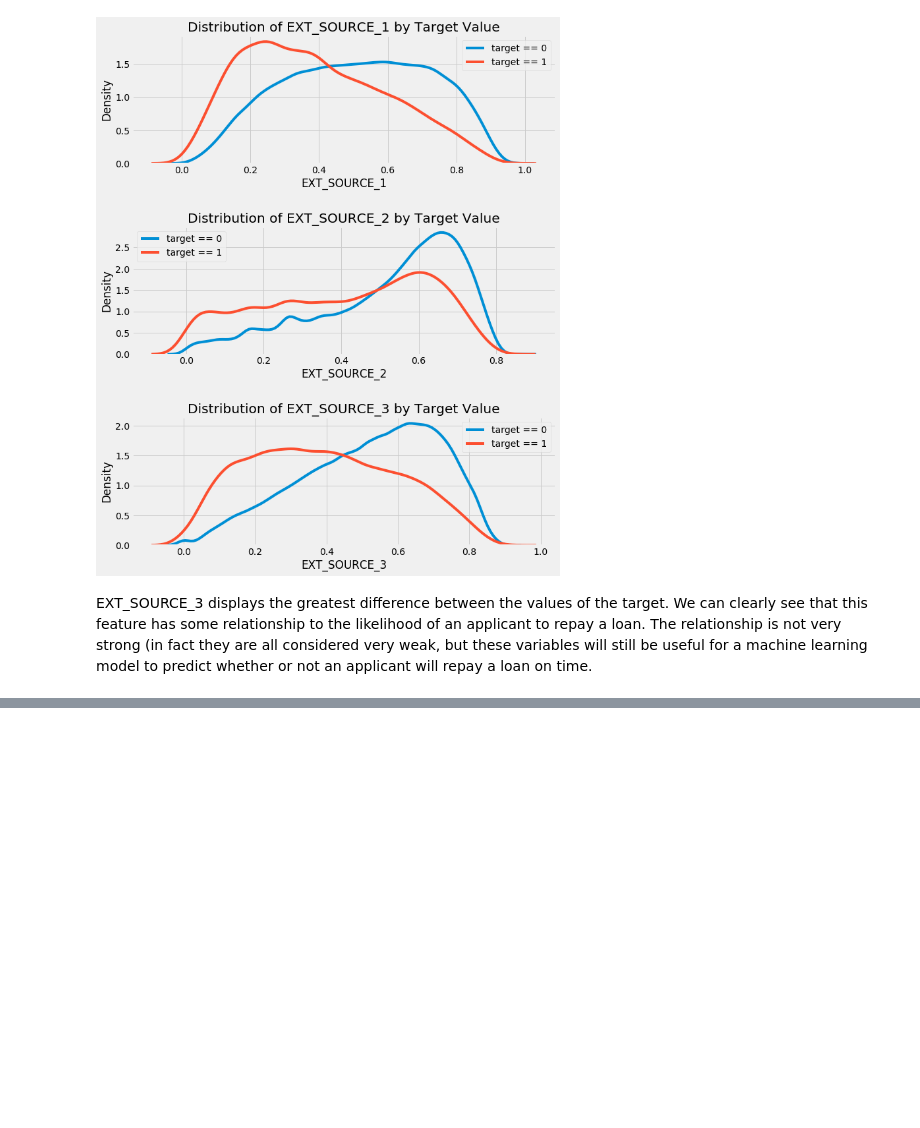
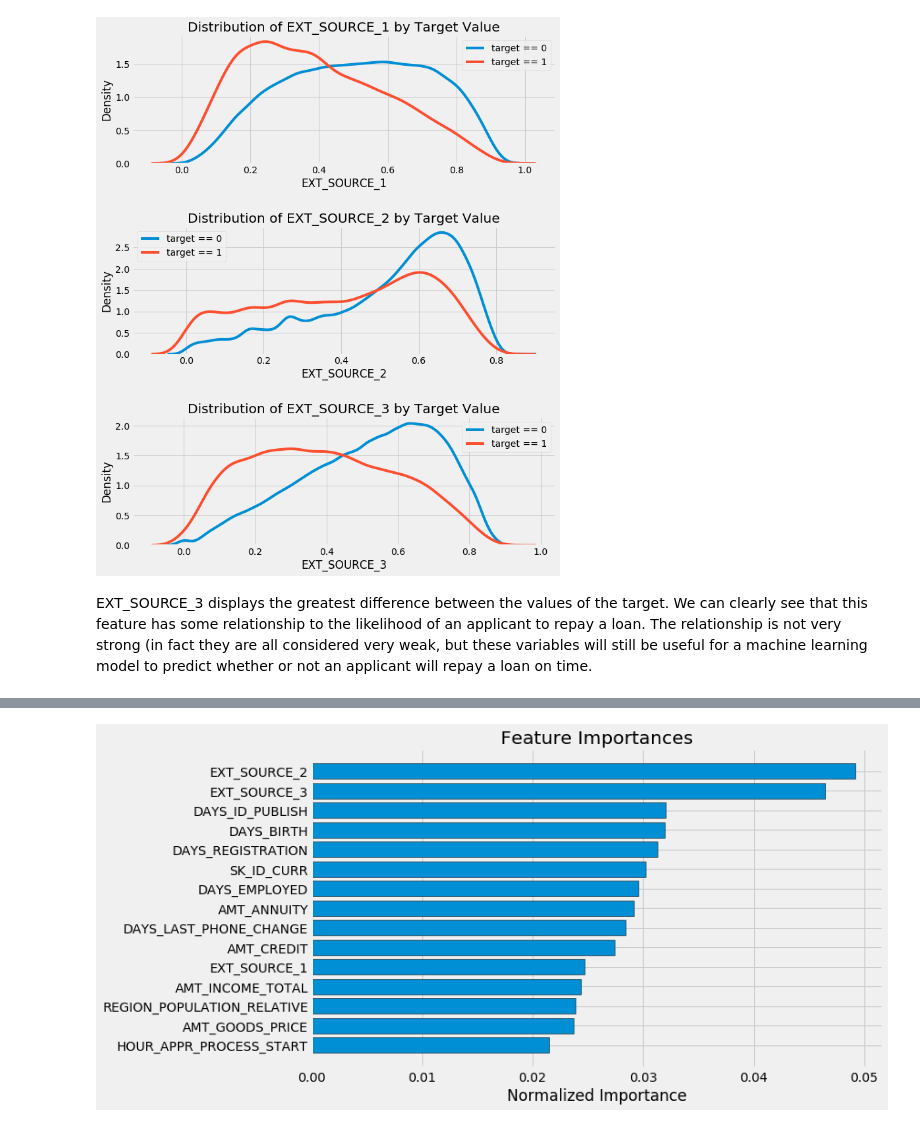
Before and after one commit to ddaly68/Springboard.DataScience, a Jupyter notebook: Capstone/HomeCreditDefaultRisk.ipynb, the cells around one changed output, grey strips where cells are left out. Saved outputs shown, nothing was run; the diff lists cells and outputs as text; code cells hidden in the pictures; blank space fills up the shorter version.

```diff
--- a/Capstone/HomeCreditDefaultRisk.ipynb
+++ b/Capstone/HomeCreditDefaultRisk.ipynb
@@ -404,0 +860,46 @@ EXT_SOURCE_3 displays the greatest difference between the values of the target.
+# %%
+def plot_feature_importances(df):
+    """
+    Plot importances returned by a model. This can work with any measure of
+    feature importance provided that higher importance is better.
+
+    Args:
+        df (dataframe): feature importances. Must have the features in a column
+        called `features` and the importances in a column called `importance
+
+    Returns:
+        shows a plot of the 15 most importance features
+
+        df (dataframe): feature importances sorted by importance (highest to lowest)
+        with a column for normalized importance
+        """
+
+    # Sort features according to importance
+    df = df.sort_values('importance', ascending = False).reset_index()
+
+    # Normalize the feature importances to add up to one
+    df['importance_normalized'] = df['importance'] / df['importance'].sum()
+
+    # Make a horizontal bar chart of feature importances
+    plt.figure(figsize = (10, 6))
+    ax = plt.subplot()
+
+    # Need to reverse the index to plot most important on top
+    ax.barh(list(reversed(list(df.index[:15]))),
+            df['importance_normalized'].head(15),
+            align = 'center', edgecolor = 'k')
+
+    # Set the yticks and labels
+    ax.set_yticks(list(reversed(list(df.index[:15]))))
+    ax.set_yticklabels(df['feature'].head(15))
+
+    # Plot labeling
+    plt.xlabel('Normalized Importance'); plt.title('Feature Importances')
+    plt.show()
+
+    return df
+
+# Show the feature importances for the default features
+feature_importances_sorted = plot_feature_importances(feature_importances)
+# %% [output]
+[figure, added]
```
Also changed, not shown: parts of 49 cells of this notebook.
